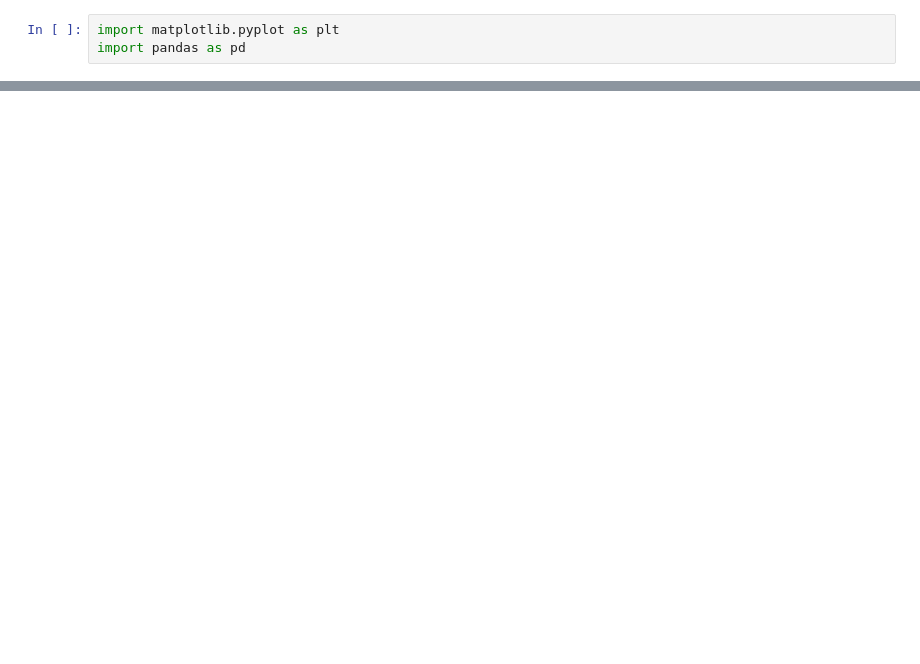
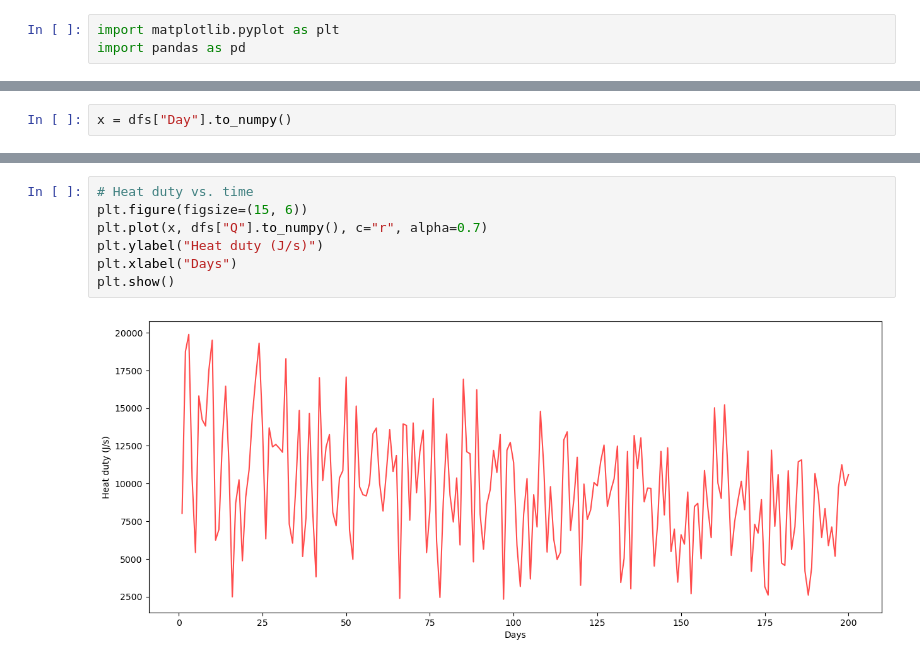
Before and after one commit to donglai-zhang/HEXpractice, a Jupyter notebook: Visualisation.ipynb, the cells around one changed output, grey strips where cells are left out. Saved outputs shown, nothing was run; the diff lists cells and outputs as text; blank space fills up the shorter version.

```diff
--- a/Visualisation.ipynb
+++ b/Visualisation.ipynb
@@ -22,0 +22,2 @@ dfs.head()
+# %%
+x = dfs["Day"].to_numpy()
@@ -22,0 +39,9 @@ dfs.head()
+# %%
+# Heat duty vs. time
+plt.figure(figsize=(15, 6))
+plt.plot(x, dfs["Q"].to_numpy(), c="r", alpha=0.7)
+plt.ylabel("Heat duty (J/s)")
+plt.xlabel("Days")
+plt.show()
+# %% [output]
+[figure, added]
```
Also changed, not shown: parts of 16 cells of this notebook, 4 other files.
